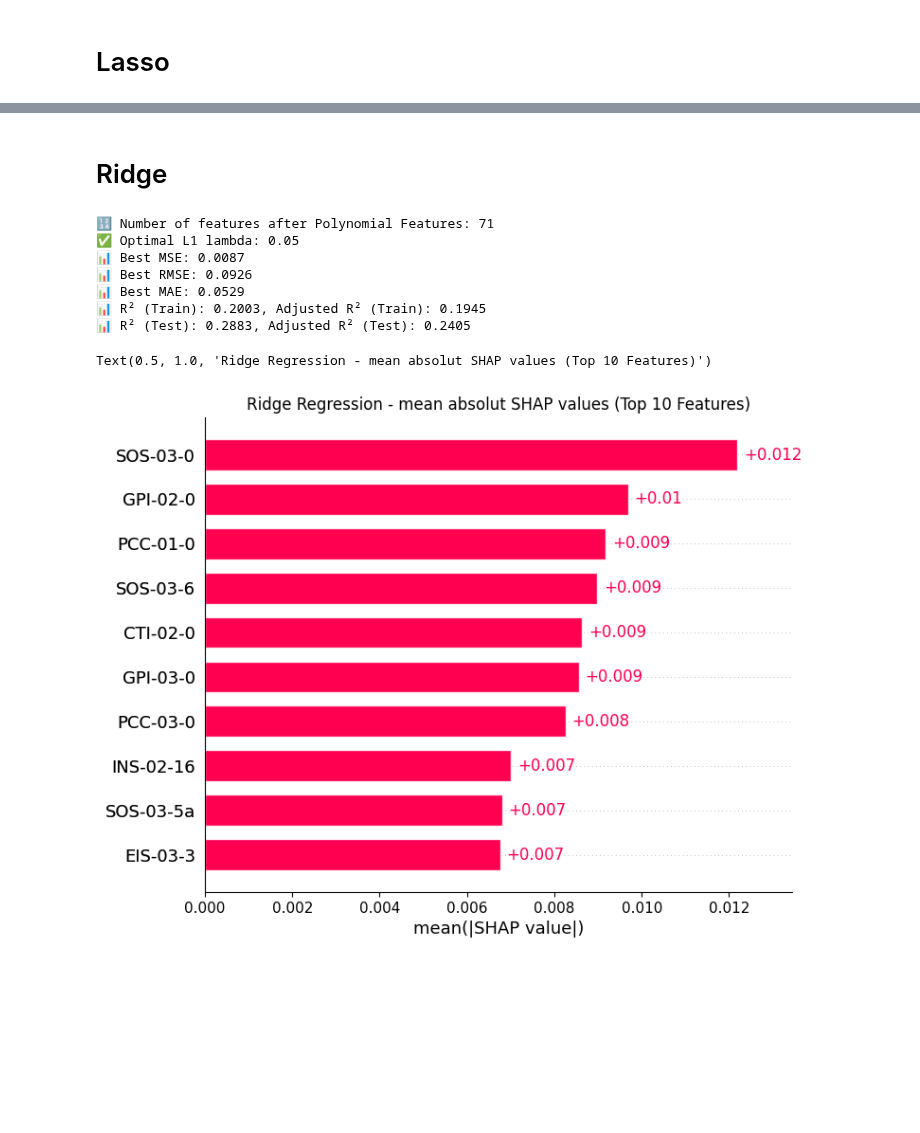
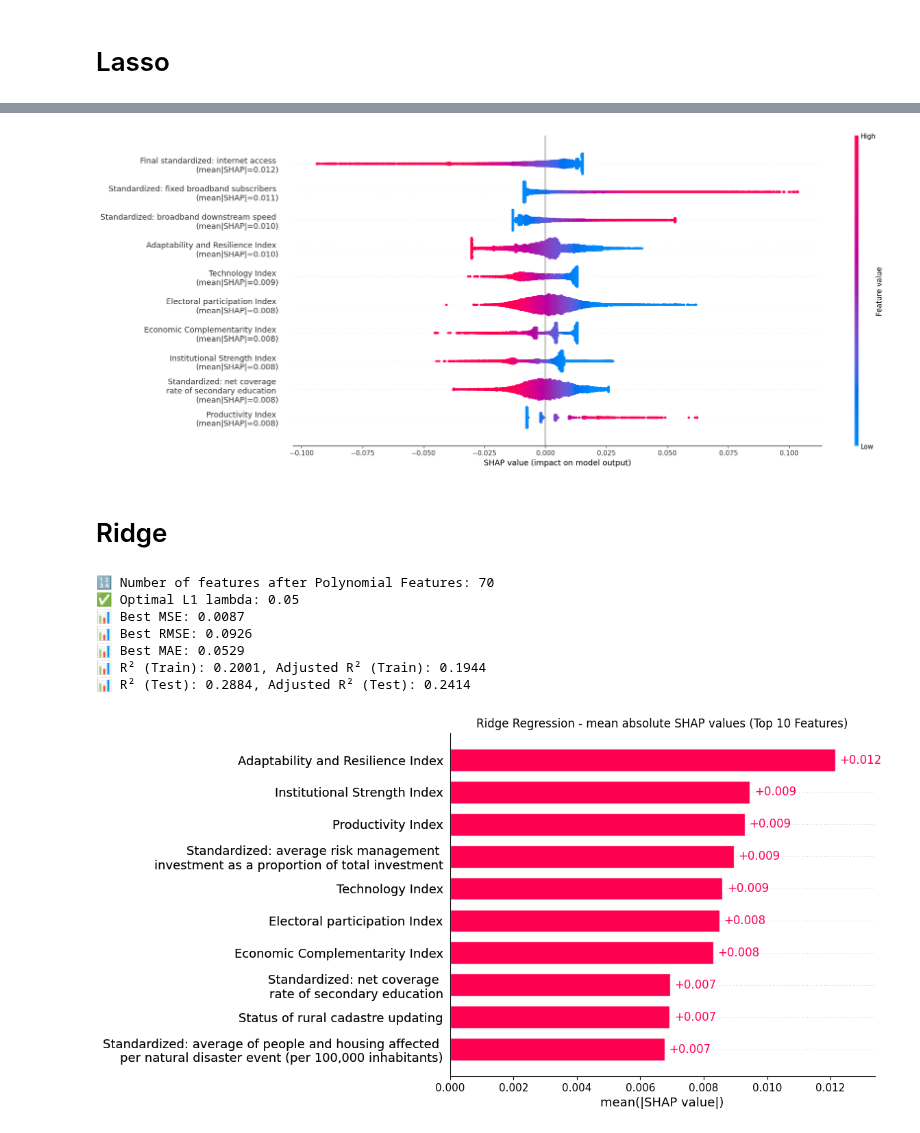
Before and after one commit to cpj97/MDS_thesis, a Jupyter notebook: Code/regularization.ipynb, the cells around one changed output, grey strips where cells are left out. Cells and saved outputs as stored; diff of their text form; code cells hidden in the pictures; blank space fills up the shorter version.

```diff
--- a/Code/regularization.ipynb
+++ b/Code/regularization.ipynb
@@ -90,7 +90,7 @@ scaler = StandardScaler()
 X1 = final_df.drop(columns=['year', 'codmpio', 'cluster_kmeans', 'Departamento', 'Municipio', 'Region', 'pc_loss', 'f_loss', 'areaoficialhm2', 'gdp']) # GDP, area already out since the were already considered
 X1 = X1.drop(columns=['CV-01-15','CV-03-64', 'CV-03-26b', 'CV-01-11', 'CV-01-1', 'PCC-02-0', 'PCC-02-3', 'EIS-00-0', 'PCC-00-0', 'CTI-00-0', 'C-02-8t', 'ICM-00-0',
                       'EIS-03-4', 'CTI-01-3', 'SEG-00-0', 'SEG-01-6', 'SOS-00-0', 'SOS-02-0', 'SOS-02-2', 'SOS-01-6', 'GPI-00-0', 'GPI-02-4', 'GPI-02-5', 'P-01-34-1',
-                      'P-01-46', 'P-01-25', 'CV-02-12e', 'CV-03-51', 'total_ac'])
+                      'P-01-46', 'P-01-25', 'CV-02-12e', 'CV-03-51', 'e_minas_anti', 'total_ac'])
 
 
 # Keep feature names
@@ -288,3 +307,24 @@ plt.show()
+# %%
+# Compute mean absolute SHAP values for top 10 features
+mean_abs_shap = np.abs(shap_values_l1.values[:, top_10_indices]).mean(axis=0)
+
+# Combine names with mean(|SHAP|) values
+annotated_names = [
+    f"{name} \n(mean|SHAP|={mean_val:.3f})"
+    for name, mean_val in zip(custom_feature_names, mean_abs_shap)
+]
+
+# Replace the feature names in the Explanation object
+shap_values_top10_l1.feature_names = annotated_names
+
+# Plot the beeswarm with annotated labels
+
+shap.plots.beeswarm(shap_values_top10_l1, plot_size=(20,8), show=False)
+plt.title("")
+plt.tight_layout()
+plt.show()
+# %% [output]
+[figure, added]
 # %% [markdown]
 # Ridge
 # %%
@@ -408,13 +448,13 @@ print(f"📊 Best MAE: {best_metrics['MAE']:.4f}")
 print(f"📊 R² (Train): {best_metrics['R2_train']:.4f}, Adjusted R² (Train): {best_metrics['Adj_R2_train']:.4f}")
 print(f"📊 R² (Test): {best_metrics['R2_test']:.4f}, Adjusted R² (Test): {best_metrics['Adj_R2_test']:.4f}")
 # %% [output]
-🔢 Number of features after Polynomial Features: 71
+🔢 Number of features after Polynomial Features: 70
 ✅ Optimal L1 lambda: 0.05
 📊 Best MSE: 0.0087
 📊 Best RMSE: 0.0926
 📊 Best MAE: 0.0529
-📊 R² (Train): 0.2003, Adjusted R² (Train): 0.1945
-📊 R² (Test): 0.2883, Adjusted R² (Test): 0.2405
+📊 R² (Train): 0.2001, Adjusted R² (Train): 0.1944
+📊 R² (Test): 0.2884, Adjusted R² (Test): 0.2414
 # %%
 # Ensure Model is on GPU
 model = RidgeRegression(X_train_tensor1.shape[1], l2_lambda=best_lambda).to(device)
@@ -448,23 +488,30 @@ explainer = shap.Explainer(model_predict, X_train1)
 # Compute SHAP Values
 shap_values_l2 = explainer(X_train1)
 # %%
-# Compute mean absolute SHAP values for each feature
+# 1. Compute mean absolute SHAP values
 shap_abs_mean_l2 = np.abs(shap_values_l2.values).mean(axis=0)
 
-# Get indices of the top 10 features
-top_10_indices = np.argsort(shap_abs_mean_l2)[-10:]
+# 2. Build a Series so we can sort by value
+mean_abs_series = pd.Series(shap_abs_mean_l2, index=original_feature_names)
 
-# Filter SHAP values to keep only the top 10 features
+# 3. Get the top 10 features, sorted descending by importance
+top10 = mean_abs_series.sort_values(ascending=False).head(10)
+
+# 4. Get their original indices and custom names
+top10_indices = [original_feature_names.index(feat) for feat in top10.index]
+custom_feature_names = [ rename_dict.get(feat, feat) for feat in top10.index ]
+
+# 5. Create the Explanation object in that exact order
 shap_values_top10_l2 = shap.Explanation(
-    values=shap_values_l2.values[:, top_10_indices],  # Keep only top 10 values
-    base_values=shap_values_l2.base_values,  # Keep base values
-    data=shap_values_l2.data[:, top_10_indices],  # Keep only top 10 feature data
-    feature_names=[original_feature_names[i] for i in top_10_indices]  # Correct feature names
+    values     = shap_values_l2.values[:, top10_indices],
+    base_values= shap_values_l2.base_values,
+    data       = shap_values_l2.data[:, top10_indices],
+    feature_names = custom_feature_names
 )
 
-# Plot the bar chart without "other features"
+# 6. Plot
 shap.plots.bar(shap_values_top10_l2, show=False)
-plt.title("Ridge Regression - mean absolut SHAP values (Top 10 Features)")
+plt.title("Ridge Regression - mean absolute SHAP values (Top 10 Features)")
+plt.show()
 # %% [output]
-Text(0.5, 1.0, 'Ridge Regression - mean absolut SHAP values (Top 10 Features)')
-[figure, old version]
+[figure, new version]
```
Also changed, not shown: parts of 7 cells of this notebook, 2 other files.
